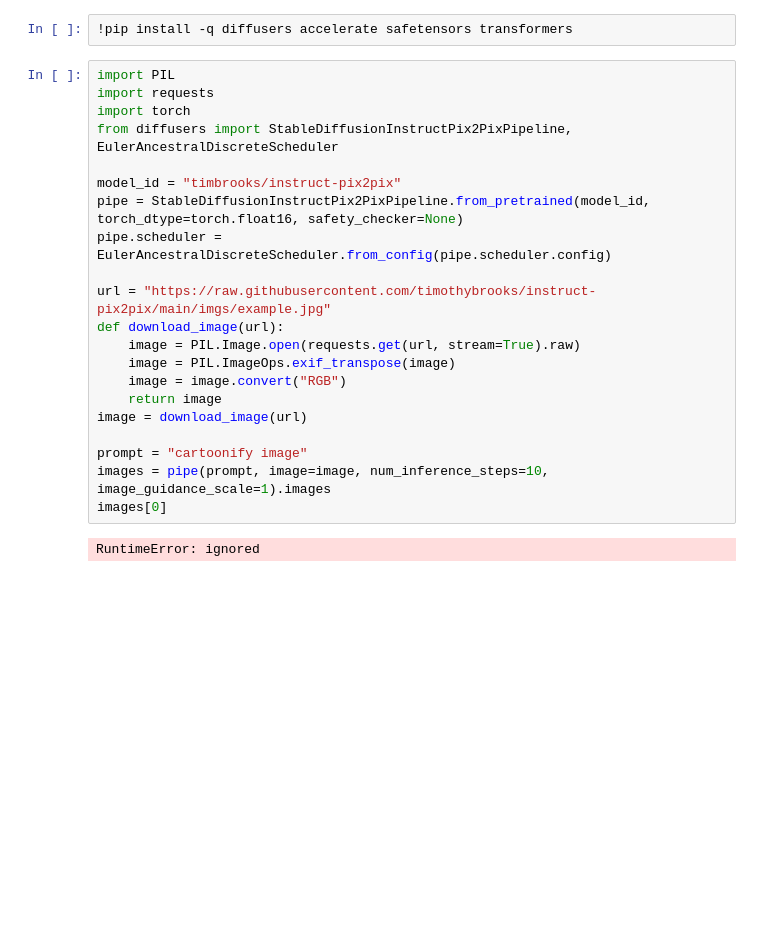
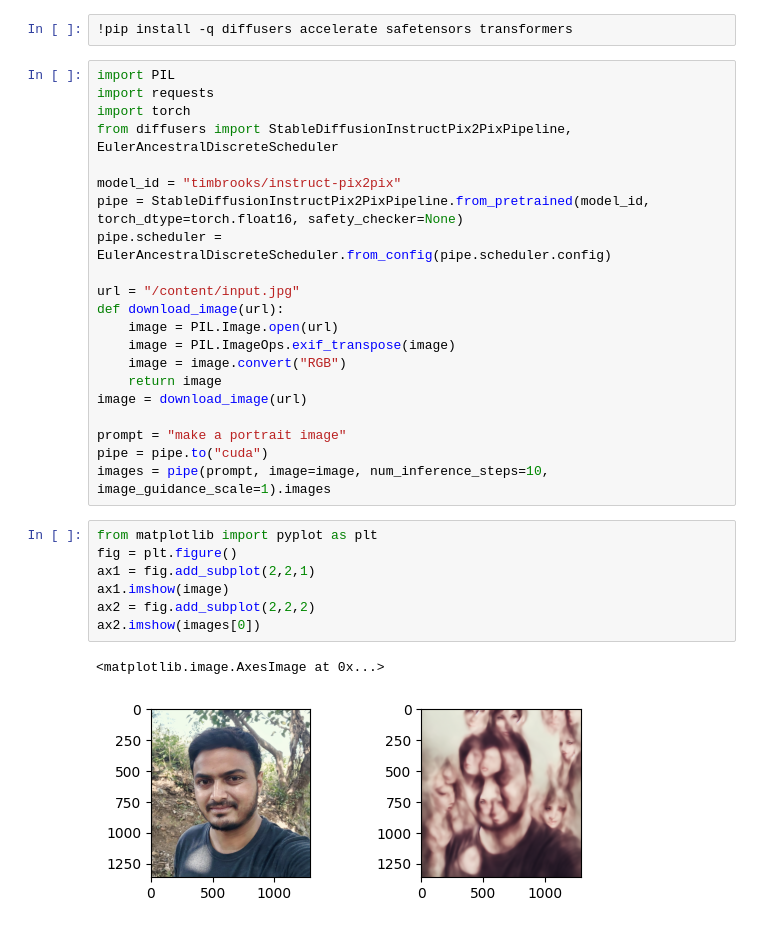
Before and after one commit to bhadreshpsavani/ColabNotebooks, a Jupyter notebook: StableDiffusionModelInference.ipynb, the cells around one changed output. Saved outputs shown, nothing was run; the diff lists cells and outputs as text; blank space fills up the shorter version.

```diff
--- a/StableDiffusionModelInference.ipynb
+++ b/StableDiffusionModelInference.ipynb
@@ -12,16 +12,24 @@ model_id = "timbrooks/instruct-pix2pix"
 pipe = StableDiffusionInstructPix2PixPipeline.from_pretrained(model_id, torch_dtype=torch.float16, safety_checker=None)
 pipe.scheduler = EulerAncestralDiscreteScheduler.from_config(pipe.scheduler.config)
 
-url = "https://raw.githubusercontent.com/timothybrooks/instruct-pix2pix/main/imgs/example.jpg"
+url = "/content/input.jpg"
 def download_image(url):
-    image = PIL.Image.open(requests.get(url, stream=True).raw)
+    image = PIL.Image.open(url)
     image = PIL.ImageOps.exif_transpose(image)
     image = image.convert("RGB")
     return image
 image = download_image(url)
 
-prompt = "cartoonify image"
+prompt = "make a portrait image"
+pipe = pipe.to("cuda")
 images = pipe(prompt, image=image, num_inference_steps=10, image_guidance_scale=1).images
-images[0]
-# %% [output]
-RuntimeError: ignored
+# %%
+from matplotlib import pyplot as plt
+fig = plt.figure()
+ax1 = fig.add_subplot(2,2,1)
+ax1.imshow(image)
+ax2 = fig.add_subplot(2,2,2)
+ax2.imshow(images[0])
+# %% [output]
+<matplotlib.image.AxesImage at 0x...>
+[figure, added]
```
